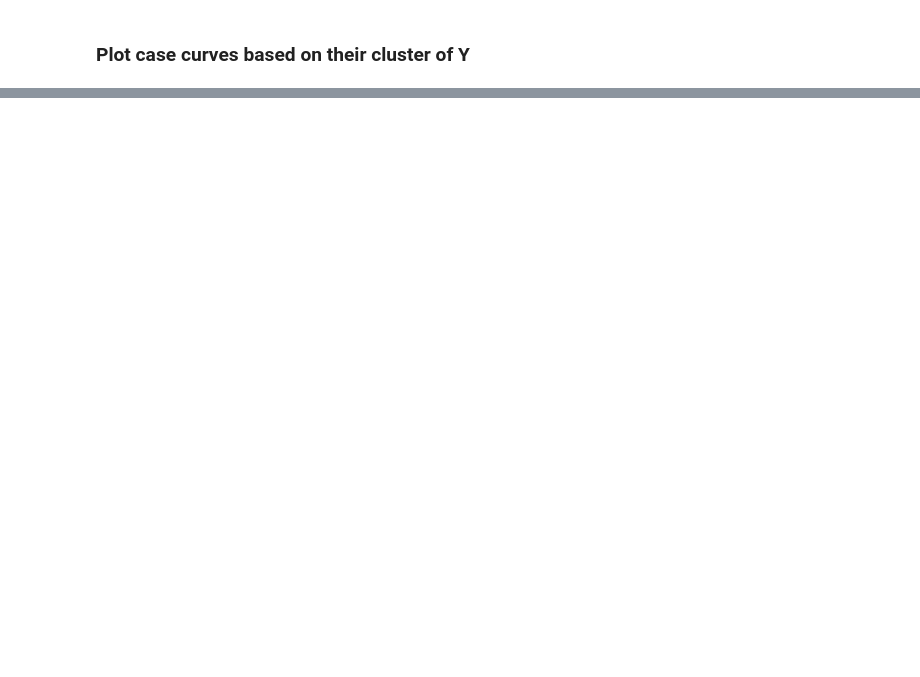
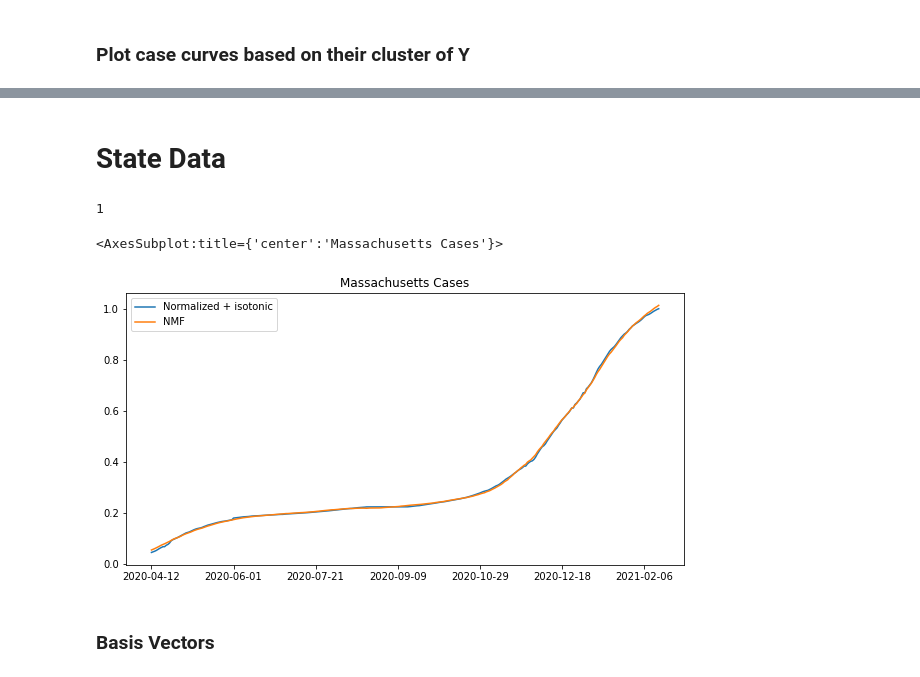
Before and after one commit to kevin-q2/Covid_Diffusion, a Jupyter notebook: analysis/clustering.ipynb, the cells around one changed output, grey strips where cells are left out. Saved outputs shown, nothing was run; the diff lists cells and outputs as text; code cells hidden in the pictures; blank space fills up the shorter version.

```diff
--- a/analysis/clustering.ipynb
+++ b/analysis/clustering.ipynb
@@ -217,0 +167,28 @@ plot_cluster(iso_nmf, counter)
+# %% [markdown]
+# State Data
+# %%
+state_dset = state_data()
+# %%
+# ia0 and normalize:
+state_iso = state_dset.known_iso()
+state_norm = state_iso.normalizer()
+# %%
+state_norm.rank_approx(percent=0.95)
+# %% [output]
+1
+# %%
+W,H = state_norm.sci_nmf(5, separate=True)
+dotted = pd.DataFrame(np.dot(W,H))
+dotted.index = state_norm.dataframe.index
+dotted.columns = state_norm.dataframe.columns
+state_nmf = mat_opr(dotted)
+# %%
+mass = pd.concat([state_norm.dataframe['Massachusetts'], state_nmf.dataframe['Massachusetts']], axis = 1)
+mass.columns = ['Normalized + isotonic','NMF']
+
+mass.plot(kind = 'line',legend=True, title = 'Massachusetts Cases', figsize=(10,5))
+# %% [output]
+<AxesSubplot:title={'center':'Massachusetts Cases'}>
+[figure, added]
+# %% [markdown]
+### Basis Vectors
```
Also changed, not shown: parts of 41 cells of this notebook, 3 other files.
